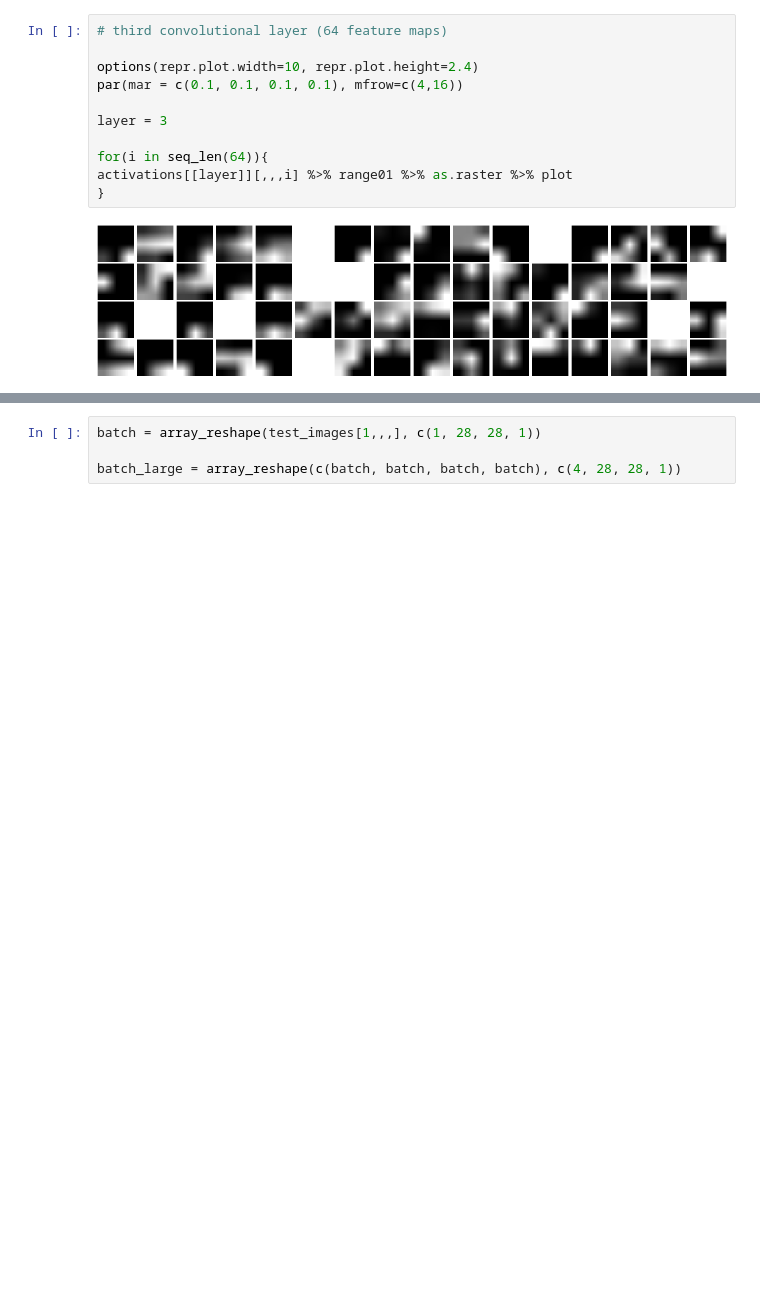
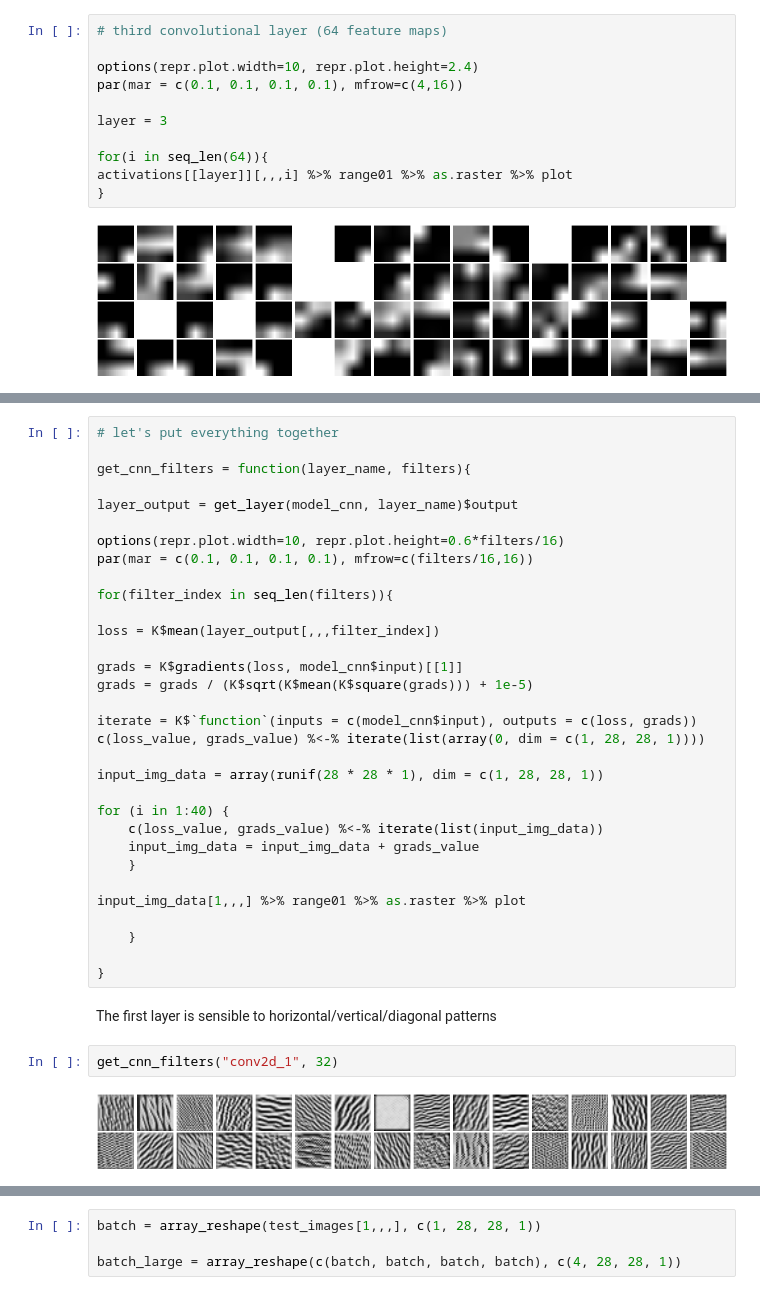
Before and after one commit to mmmlc/mlTeachings, a Jupyter notebook: 3_4_CNN.ipynb, the cells around one changed output, grey strips where cells are left out. Drawn from its saved outputs; the diff is of its cells as text; blank space fills up the shorter version.

```diff
--- a/3_4_CNN.ipynb
+++ b/3_4_CNN.ipynb
@@ -360,0 +435,38 @@ activations[[layer]][,,,i] %>% range01 %>% as.raster %>% plot
+# %%
+# let's put everything together
+
+get_cnn_filters = function(layer_name, filters){
+
+layer_output = get_layer(model_cnn, layer_name)$output
+
+options(repr.plot.width=10, repr.plot.height=0.6*filters/16)
+par(mar = c(0.1, 0.1, 0.1, 0.1), mfrow=c(filters/16,16))
+
+for(filter_index in seq_len(filters)){
+
+loss = K$mean(layer_output[,,,filter_index])
+
+grads = K$gradients(loss, model_cnn$input)[[1]]
+grads = grads / (K$sqrt(K$mean(K$square(grads))) + 1e-5)
+
+iterate = K$`function`(inputs = c(model_cnn$input), outputs = c(loss, grads))
+c(loss_value, grads_value) %<-% iterate(list(array(0, dim = c(1, 28, 28, 1))))
+
+input_img_data = array(runif(28 * 28 * 1), dim = c(1, 28, 28, 1))
+
+for (i in 1:40) {
+    c(loss_value, grads_value) %<-% iterate(list(input_img_data))
+    input_img_data = input_img_data + grads_value
+    }
+
+input_img_data[1,,,] %>% range01 %>% as.raster %>% plot
+
+    }
+
+}
+# %% [markdown]
+The first layer is sensible to horizontal/vertical/diagonal patterns
+# %%
+get_cnn_filters("conv2d_1", 32)
+# %% [output]
+[figure, added]
```
Also changed, not shown: parts of 15 cells of this notebook, 1 other file.
